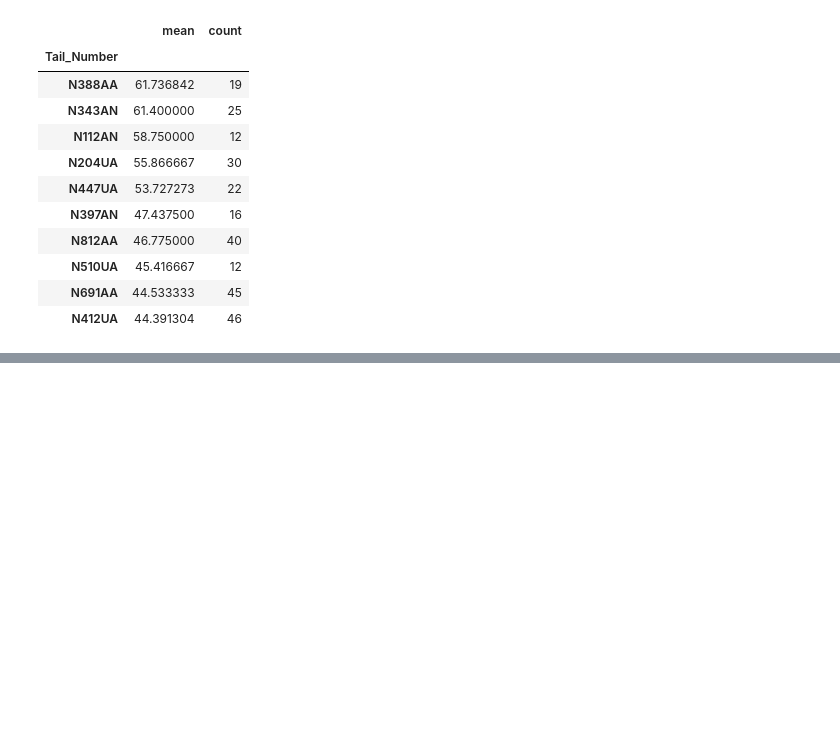
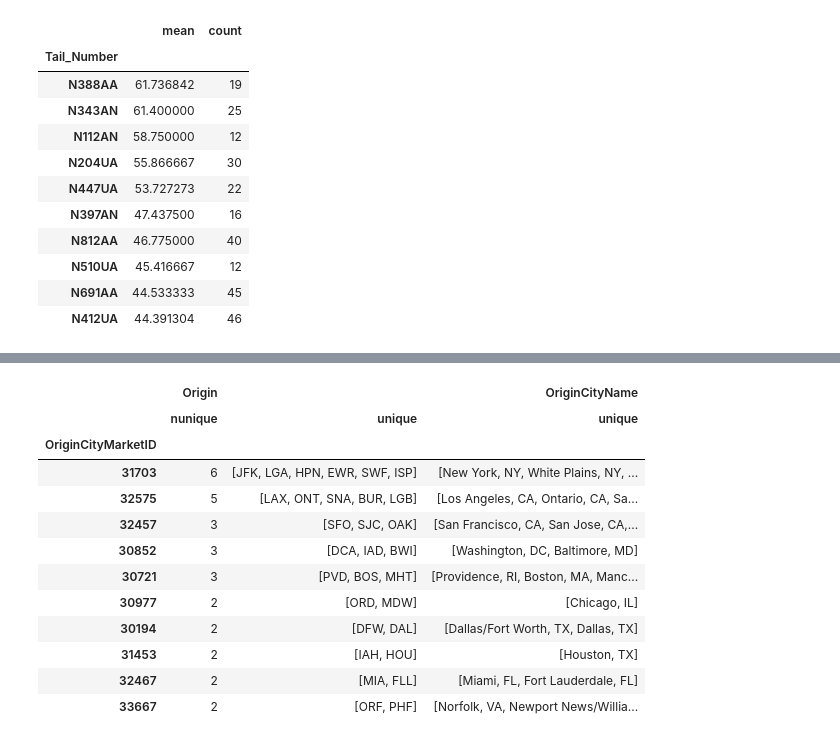
Before and after one commit to jorgegmartin/Master_Data_Science, a Jupyter notebook: 05_Data_Science_con_Python/02_advanced_pandas_INCLASS.ipynb, the cells around one changed output, grey strips where cells are left out. Drawn from its saved outputs; the diff is of its cells as text; code cells hidden in the pictures; blank space fills up the shorter version.

```diff
--- a/05_Data_Science_con_Python/02_advanced_pandas_INCLASS.ipynb
+++ b/05_Data_Science_con_Python/02_advanced_pandas_INCLASS.ipynb
@@ -427,0 +585,20 @@ delays_per_plane[delays_per_plane['count']>10].sort_values(by='mean', ascending=
+# %%
+airports_by_market = flights.groupby('OriginCityMarketID').agg(
+    {'Origin':['nunique', 'unique'], 'OriginCityName' : 'unique'}
+    ).sort_values(by=('Origin', 'nunique'), ascending=False)
+
+airports_by_market.head(10)
+# %% [output]
+|  | Origin |  | OriginCityName |
+|  | nunique | unique | unique |
+| OriginCityMarketID |  |  |  |
+| 31703 | 6 | [JFK, LGA, HPN, EWR, SWF, ISP] | [New York, NY, White Plains, NY, ... |
+| 32575 | 5 | [LAX, ONT, SNA, BUR, LGB] | [Los Angeles, CA, Ontario, CA, Sa... |
+| 32457 | 3 | [SFO, SJC, OAK] | [San Francisco, CA, San Jose, CA,... |
+| 30852 | 3 | [DCA, IAD, BWI] | [Washington, DC, Baltimore, MD] |
+| 30721 | 3 | [PVD, BOS, MHT] | [Providence, RI, Boston, MA, Manc... |
+| 30977 | 2 | [ORD, MDW] | [Chicago, IL] |
+| 30194 | 2 | [DFW, DAL] | [Dallas/Fort Worth, TX, Dallas, TX] |
+| 31453 | 2 | [IAH, HOU] | [Houston, TX] |
+| 32467 | 2 | [MIA, FLL] | [Miami, FL, Fort Lauderdale, FL] |
+| 33667 | 2 | [ORF, PHF] | [Norfolk, VA, Newport News/Willia... |
```
Also changed, not shown: parts of 32 cells of this notebook.
